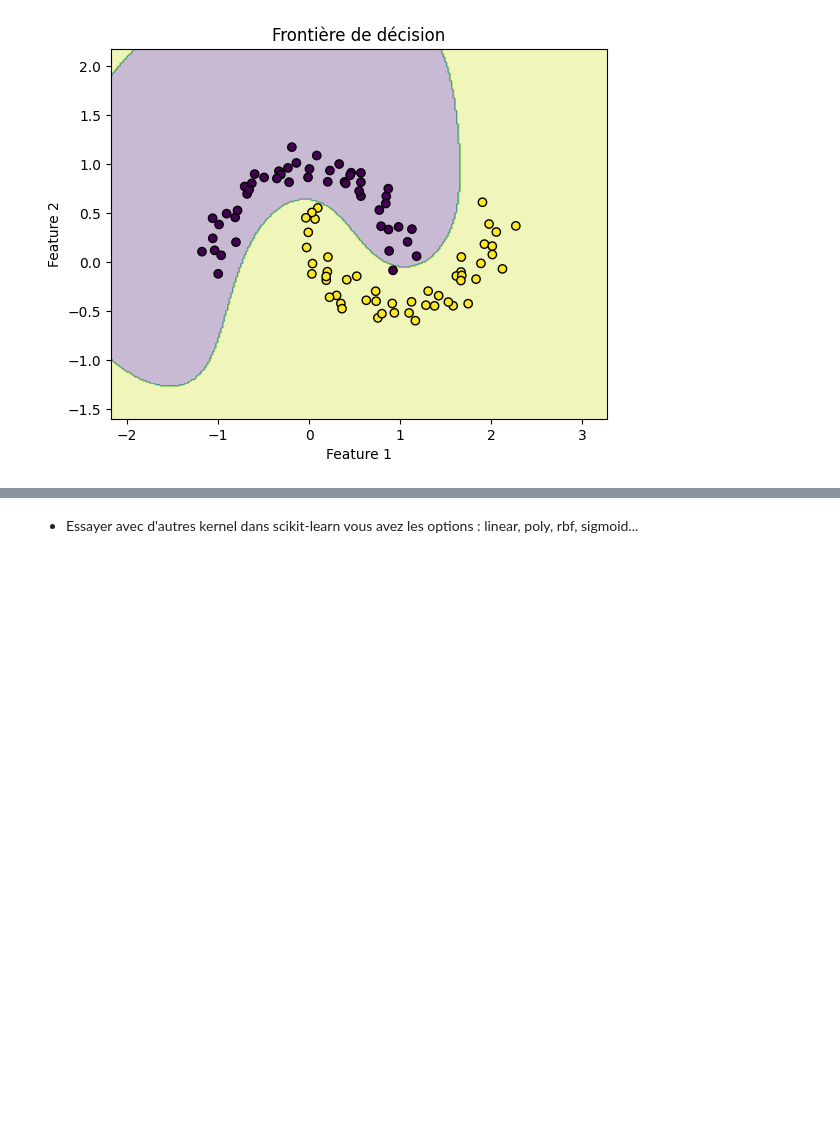
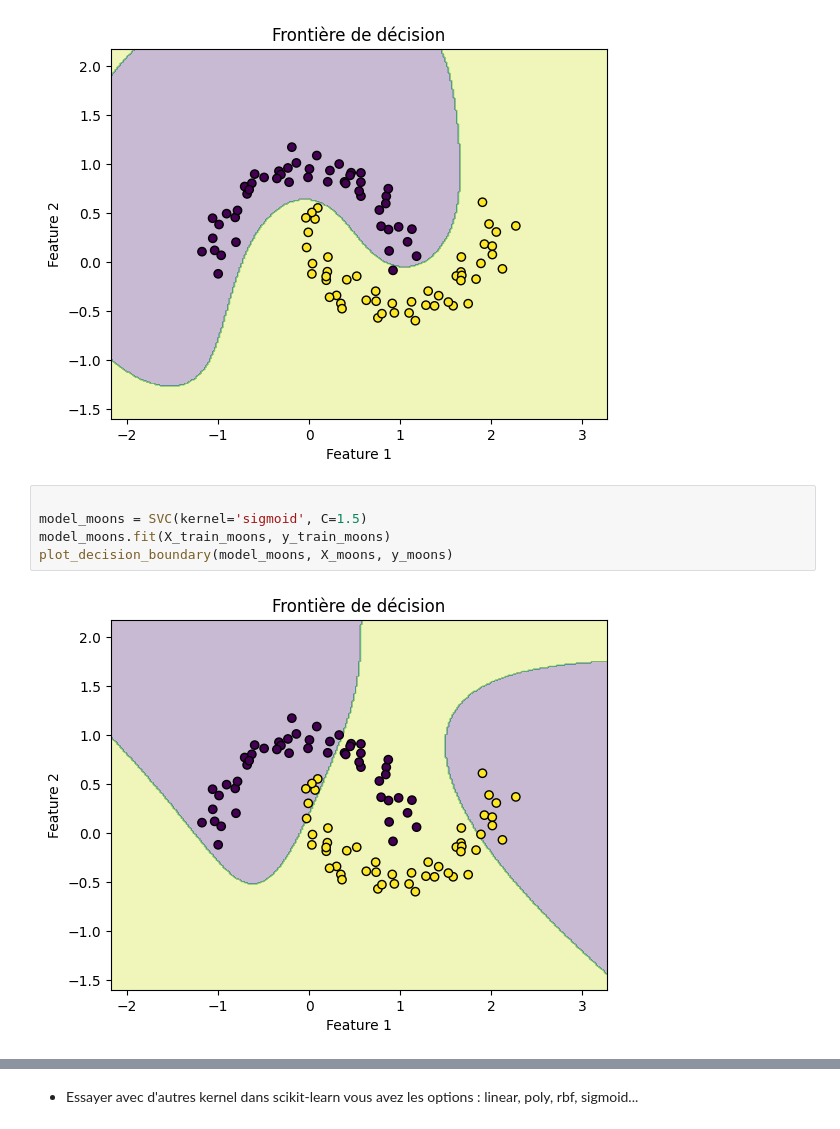
Before and after one commit to Kazusha/Generation_et_Etude_statistique, a Jupyter notebook: TP_SVM_ULTRA_interactif.ipynb, the cells around one changed output, grey strips where cells are left out. Drawn from its saved outputs; the diff is of its cells as text; blank space fills up the shorter version.

```diff
--- a/TP_SVM_ULTRA_interactif.ipynb
+++ b/TP_SVM_ULTRA_interactif.ipynb
@@ -97,3 +97,10 @@ model_moons.fit(X_train_moons, y_train_moons)
 plot_decision_boundary(model_moons, X_moons, y_moons)
 # %% [output]
 [figure]
+# %%
+
+model_moons = SVC(kernel='sigmoid', C=1.5)
+model_moons.fit(X_train_moons, y_train_moons)
+plot_decision_boundary(model_moons, X_moons, y_moons)
+# %% [output]
+[figure, added]
```
Also changed, not shown: parts of 9 cells of this notebook.
